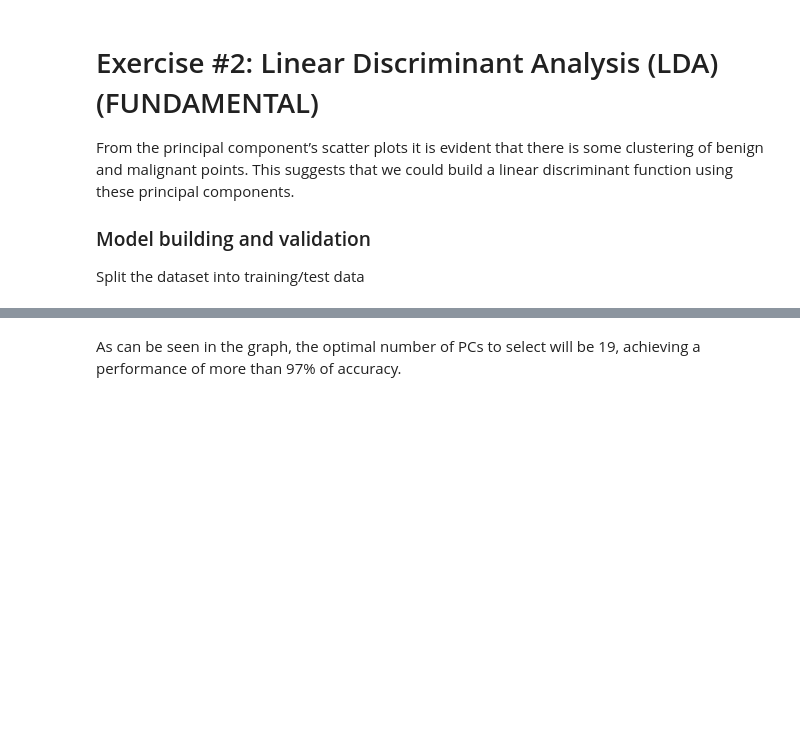
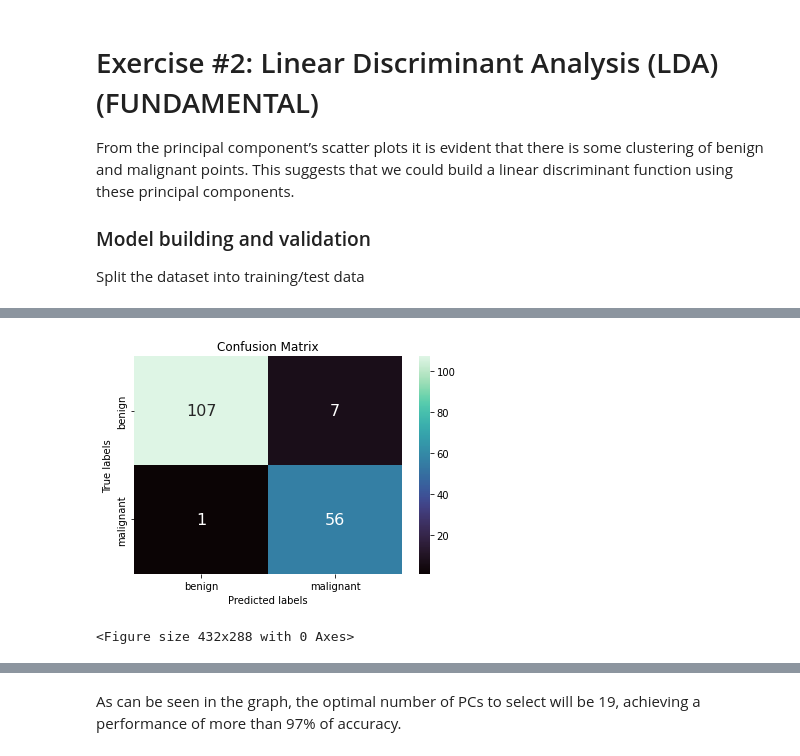
Before and after one commit to dianisley/machinelearningII, a Jupyter notebook: practice_proposal.ipynb, the cells around one changed output, grey strips where cells are left out. Saved outputs shown, nothing was run; the diff lists cells and outputs as text; code cells hidden in the pictures; blank space fills up the shorter version.

```diff
--- a/practice_proposal.ipynb
+++ b/practice_proposal.ipynb
@@ -265,0 +270,17 @@ y = df_clean.diagnosis
+# %%
+X_comp = x_pca6
+y_comp = df_clean.diagnosis
+y_comp = y_comp.map({'M': 1, 'B': 0})
+# %%
+# Create a train/test split using 30% test size.
+
+X_train_comp, X_test_comp, y_train_comp, y_test_comp = train_test_split(
+    X_comp, y_comp, test_size=0.30, random_state=42)
+# %%
+#for LDA
+from sklearn.metrics import classification_report, confusion_matrix, recall_score
+
+lda_comp = LinearDiscriminantAnalysis()
+
+modelLDA_comp = lda_comp.fit(X_train_comp, y_train_comp)
+predLDA_comp = modelLDA_comp.predict(X_test_comp)
@@ -265,0 +311,23 @@ y = df_clean.diagnosis
+# %%
+import seaborn as sn
+
+import matplotlib.pyplot as plt
+
+cm_lda_pca_comp = confusion_matrix(predLDA_comp, y_test_comp)
+cm_lda_pca_comp.astype(int)
+
+df_cm_comp = pd.DataFrame(cm_lda_pca_comp, range(2), range(2))
+
+ax = plt.subplot()
+plt.figure()
+sn.heatmap(df_cm_comp, annot=True, annot_kws={"size": 16}, fmt='g', ax = ax, cmap= "mako")
+
+
+ax.set_title('Confusion Matrix');
+ax.set_xlabel('Predicted labels');ax.set_ylabel('True labels');
+ax.xaxis.set_ticklabels(['benign', 'malignant']); ax.yaxis.set_ticklabels(['benign', 'malignant']);
+
+#print(df_cm)
+# %% [output]
+[figure, added]
+<Figure size 432x288 with 0 Axes>
```
Also changed, not shown: parts of 26 cells of this notebook.
